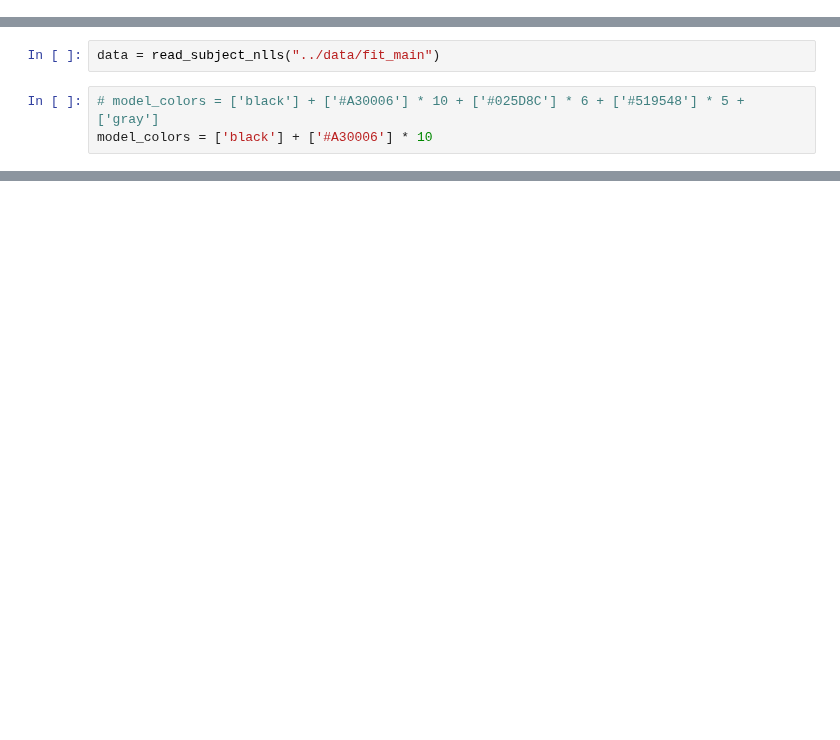
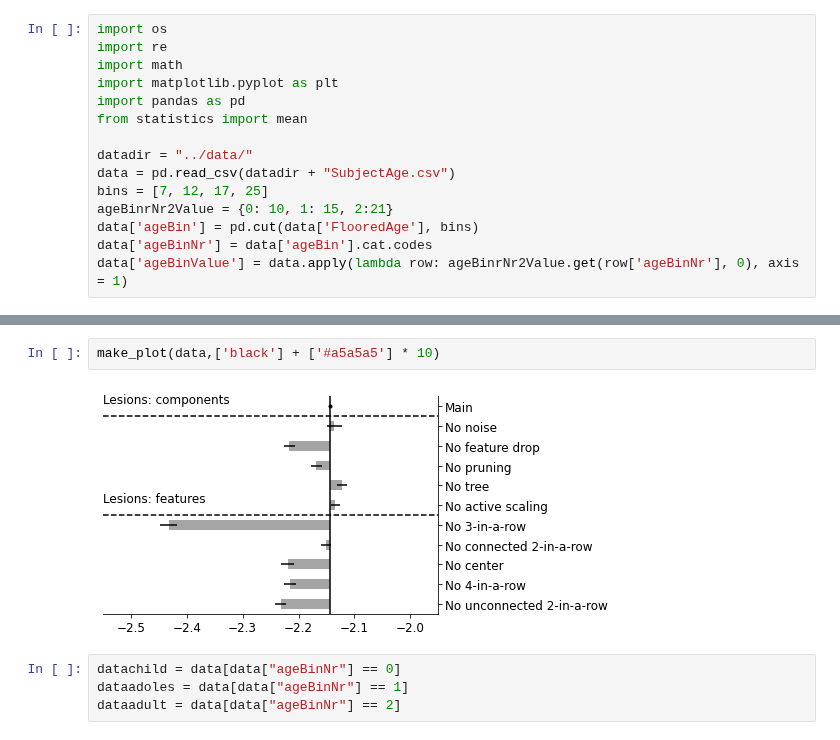
Before and after one commit to sinabolouki/fourinarow_analyses, a Jupyter notebook: Analysis notebooks/new/Lesion fit likelihoods.ipynb, the cells around one changed output, grey strips where cells are left out. Drawn from its saved outputs; the diff is of its cells as text; blank space fills up the shorter version.

Commit message:
plot per age group

```diff
--- a/Analysis notebooks/new/Lesion fit likelihoods.ipynb
+++ b/Analysis notebooks/new/Lesion fit likelihoods.ipynb
@@ -7,3 +1,18 @@ from statistics import mean, stdev
+# %%
+import os
+import re
+import math
+import matplotlib.pyplot as plt
+import pandas as pd
+from statistics import mean
+
+datadir = "../data/"
+data = pd.read_csv(datadir + "SubjectAge.csv")
+bins = [7, 12, 17, 25]
+ageBinrNr2Value = {0: 10, 1: 15, 2:21}
+data['ageBin'] = pd.cut(data['FlooredAge'], bins)
+data['ageBinNr'] = data['ageBin'].cat.codes
+data['ageBinValue'] = data.apply(lambda row: ageBinrNr2Value.get(row['ageBinNr'], 0), axis = 1)
 # %%
 def read_subject_nlls(data_folder):
     subject_nlls = {}
@@ -74,6 +82 @@ Read 156 nlls in ../data/fit_no_2_unc
-# %%
-data = read_subject_nlls("../data/fit_main")
-# %%
-# model_colors = ['black'] + ['#A30006'] * 10 + ['#025D8C'] * 6 + ['#519548'] * 5 + ['gray']
-model_colors = ['black'] + ['#A30006'] * 10
 # %%
@@ -127,0 +124,8 @@ Could only find 156 differences for No unconnected 2-in-a-row. Subjects: 156 vs
+# %%
+make_plot(data,['black'] + ['#a5a5a5'] * 10)
+# %% [output]
+[figure, added]
+# %%
+datachild = data[data["ageBinNr"] == 0]
+dataadoles = data[data["ageBinNr"] == 1]
+dataadult = data[data["ageBinNr"] == 2]
```
Also changed, not shown: parts of 7 cells of this notebook.
